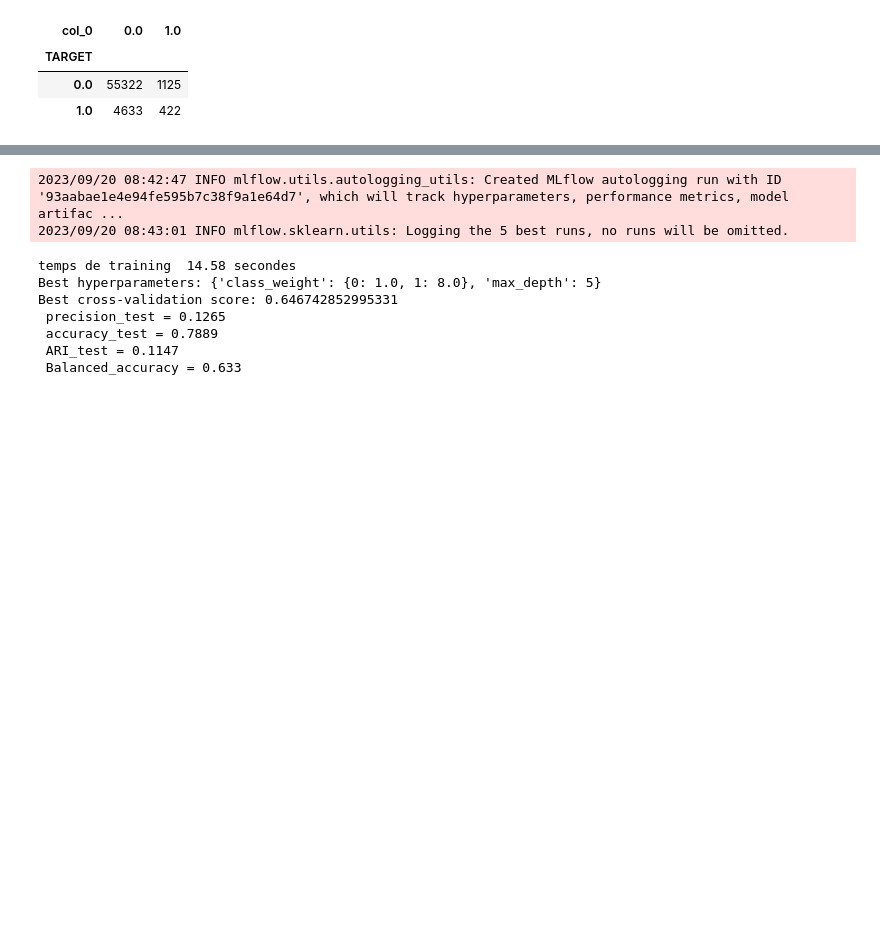
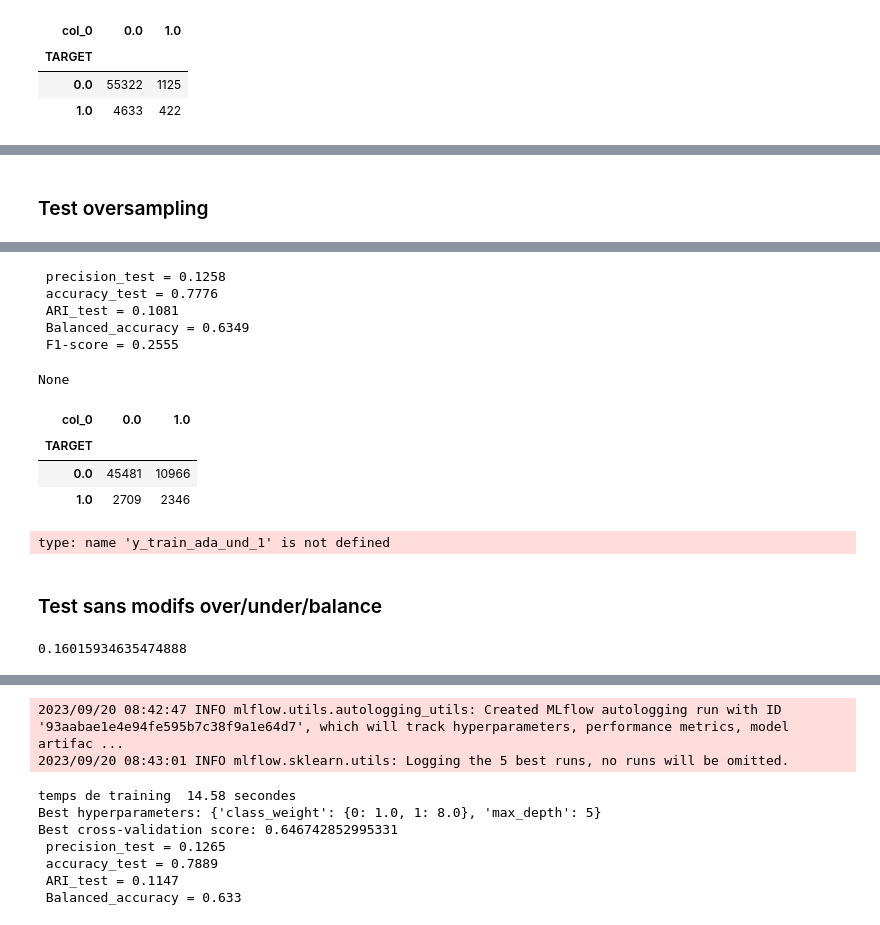
Before and after one commit to David-R-V/OC_modele_scoring, a Jupyter notebook: Projet 7.ipynb, the cells around one changed output, grey strips where cells are left out. Drawn from its saved outputs; the diff is of its cells as text; code cells hidden in the pictures; blank space fills up the shorter version.

```diff
--- a/Projet 7.ipynb
+++ b/Projet 7.ipynb
@@ -2361,0 +2450,13 @@ Name: count, dtype: int64
+# %%
+# Code pour générer un ensemble X,y avec taille données et under ou oversampling:
+def oversampling(X_train,y_train):
+    # taille de la classe majoritaire (0 ici) dans y_train
+    taille_classe_ref= y_train.loc[y_train==0].shape[0]
+    nbr_a_rajouter=  int(taille_classe_ref - y_train.loc[y_train==1].shape[0])
+
+    # sélection aléatoire d'indices de X_train de la classe minoritaire de la taille de la classe ref minoritaire
+    index_oversampl=np.array(random.choices(X_train.loc[y_train.loc[y_train==1].index].index.to_list(),k=nbr_a_rajouter))
+
+    # return des concaténations X_train[indices undersamplin], X_train[indices y_train=minoritaire] et y_train idem
+    return (pd.concat([X_train.loc[index_oversampl],X_train],axis=0),
+            pd.concat([y_train.loc[index_oversampl],y_train],axis=0))
@@ -4278,0 +4441,19 @@ pd.crosstab(y_test_0,pred_gd_search5)
+# %% [markdown]
+### Test oversampling
+# %%
+taille_sample=0.087
+id_random=np.array(random.sample(X_train_0.index.to_list(),round(taille_sample*X_train_0.shape[0])))
+
+ada_ov_1 = AdaBoostClassifier(estimator=DecisionTreeClassifier(max_depth=5),
+                               algorithm='SAMME')
+
+X_train_temp,y_train_temp=oversampling(X_train_100.loc[id_random], y_train_0.loc[id_random])
+ada_ov_1.fit(X_train_temp,y_train_temp)
+
+y_pred_ada_ov_1 = ada_ov_1.predict(X_test_100)
+
+X_train_ada_ov_1,y_train_ada_ov_1=X_train_temp,y_train_temp
+
+display(scores(y_test_0,y_pred_ada_ov_1),
+        pd.crosstab(y_test_0,y_pred_ada_ov_1))
+# %% [output]
@@ -4278,0 +4461,20 @@ pd.crosstab(y_test_0,pred_gd_search5)
+ precision_test = 0.1258
+ accuracy_test = 0.7776
+ ARI_test = 0.1081
+ Balanced_accuracy = 0.6349
+ F1-score = 0.2555
+None
+| col_0 | 0.0 | 1.0 |
+| TARGET |  |  |
+| 0.0 | 45481 | 10966 |
+| 1.0 | 2709 | 2346 |
+# %%
+y_train_ada_ov_1.value_counts(),y_train_ada_und_1.value_counts()
+# %% [output]
+type: name 'y_train_ada_und_1' is not defined
+# %% [markdown]
+### Test sans modifs over/under/balance
+# %%
+39400/y_train_0.shape[0]
+# %% [output]
+0.16015934635474888
```
Also changed, not shown: parts of 68 cells of this notebook, 2 other files.
